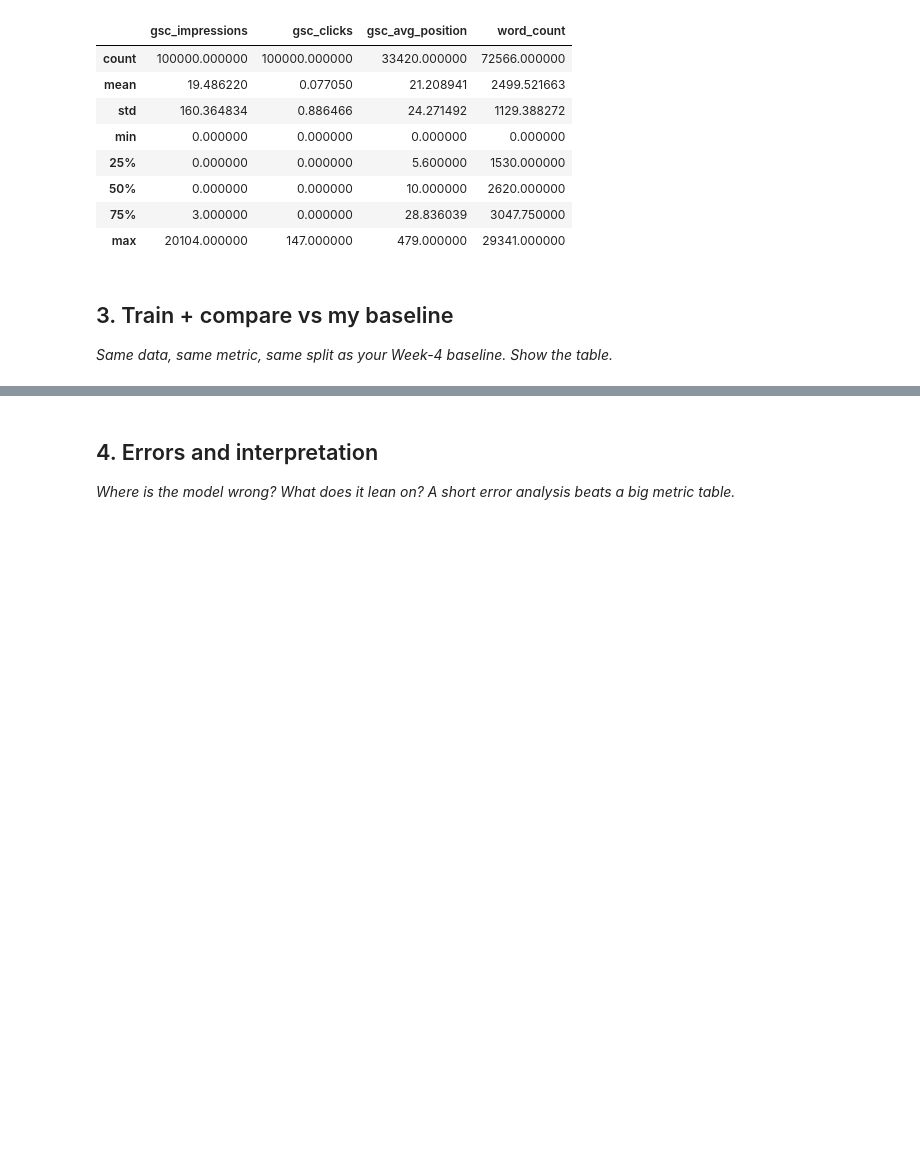
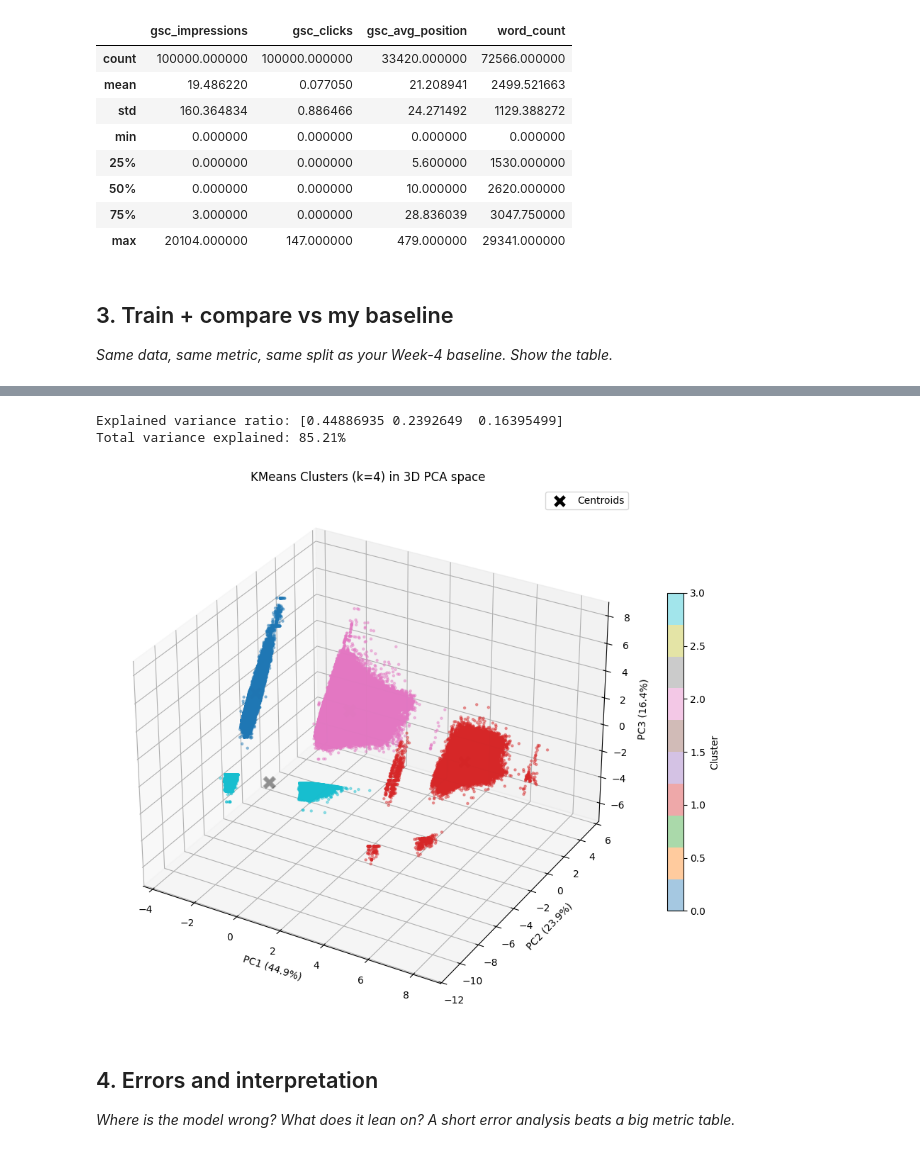
Before and after one commit to ocedev112/flyrank_oce_dev, a Jupyter notebook: work/notebooks/w05_model.ipynb, the cells around one changed output, grey strips where cells are left out. Drawn from its saved outputs; the diff is of its cells as text; code cells hidden in the pictures; blank space fills up the shorter version.

```diff
--- a/work/notebooks/w05_model.ipynb
+++ b/work/notebooks/w05_model.ipynb
@@ -215,3 +245,45 @@ silhouette score test at 9 clusters is: 0.407741904258728
+# %%
+from sklearn.decomposition import PCA
+import matplotlib.pyplot as plt
+from mpl_toolkits.mplot3d import Axes3D
+
+best_k = 4
+km_final = KMeans(n_clusters=best_k, init='k-means++', n_init=20, random_state=42, max_iter=300)
+train_labels = km_final.fit_predict(X_sample)
+
+pca = PCA(n_components=3, random_state=42)
+X_pca = pca.fit_transform(X_sample)
+centroids_pca = pca.transform(km_final.cluster_centers_)
+
+print(f"Explained variance ratio: {pca.explained_variance_ratio_}")
+print(f"Total variance explained: {pca.explained_variance_ratio_.sum():.2%}")
+
+fig = plt.figure(figsize=(10, 8))
+ax = fig.add_subplot(111, projection='3d')
+
+scatter = ax.scatter(
+    X_pca[:, 0], X_pca[:, 1], X_pca[:, 2],
+    c=train_labels, cmap='tab10', s=5, alpha=0.4
+)
+
+ax.scatter(
+    centroids_pca[:, 0], centroids_pca[:, 1], centroids_pca[:, 2],
+    c='black', marker='X', s=200, edgecolor='white', linewidth=1.5, label='Centroids'
+)
+
+ax.set_xlabel(f"PC1 ({pca.explained_variance_ratio_[0]:.1%})")
+ax.set_ylabel(f"PC2 ({pca.explained_variance_ratio_[1]:.1%})")
+ax.set_zlabel(f"PC3 ({pca.explained_variance_ratio_[2]:.1%})")
+ax.set_title(f"KMeans Clusters (k={best_k}) in 3D PCA space")
+ax.legend()
+
+plt.colorbar(scatter, ax=ax, label='Cluster', shrink=0.6)
+plt.tight_layout()
+plt.show()
+# %% [output]
+Explained variance ratio: [0.44886935 0.2392649  0.16395499]
+Total variance explained: 85.21%
+[figure, added]
 # %% [markdown]
 ## 4. Errors and interpretation
 
```
Also changed, not shown: parts of 5 cells of this notebook.
